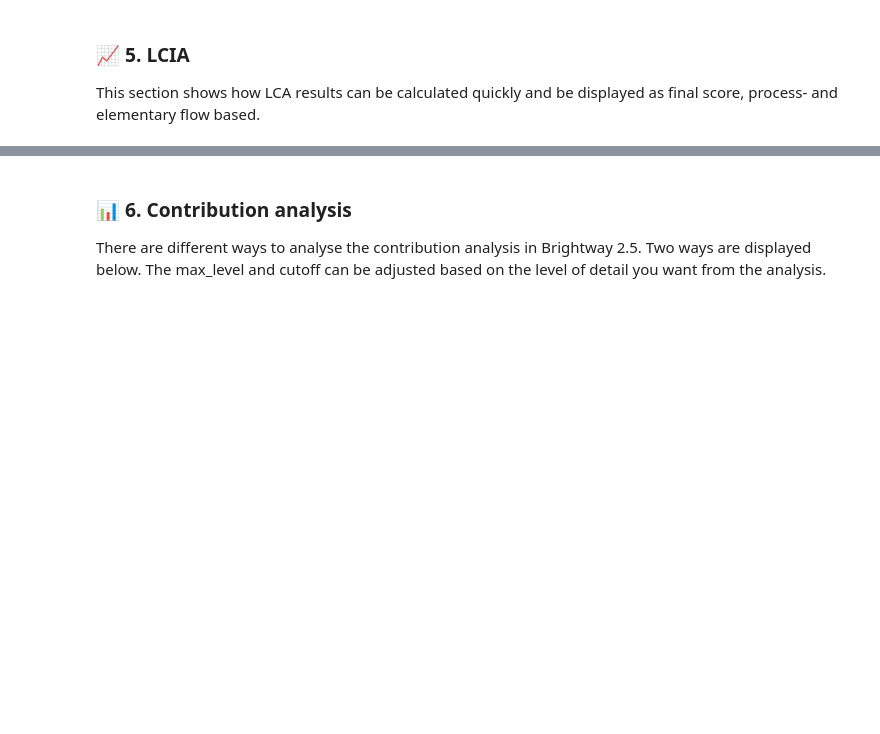
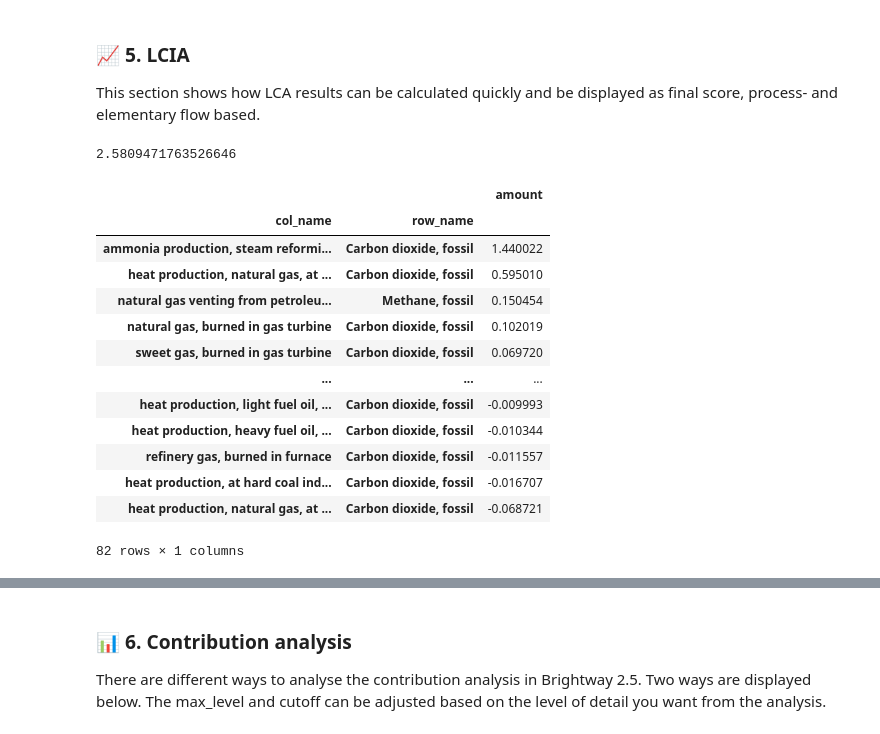
Before and after one commit to tfweber/LCA_Toolbox, a Jupyter notebook: 04_bw25_analysis.ipynb, the cells around one changed output, grey strips where cells are left out. Cells and saved outputs as stored; diff of their text form; code cells hidden in the pictures; blank space fills up the shorter version.

```diff
--- a/04_bw25_analysis.ipynb
+++ b/04_bw25_analysis.ipynb
@@ -114,5 +241,7 @@ lcia_land = ('EF v3.1', 'land use', 'soil quality index')
 This section shows how LCA results can be calculated quickly and be displayed as final score, process- and elementary flow based.
 # %%
 # Quick LCIA calculation
-ceramics_bw_lca = ceramics_bw.lca(lcia_gwp100)
-ceramics_bw_lca.score
+ammonia_lca = ammonia.lca(lcia_gwp100)
+ammonia_lca.score
+# %% [output]
+2.5809471763526646
@@ -122,5 +248,20 @@ ceramics_ei_lca.score
 # %%
 # Elementary flows contribution analysis by process
-ceramics_ei_lca.to_dataframe().pivot_table(index=['col_name', 'row_name'], values='amount', aggfunc='sum').sort_values(by='amount', ascending=False)
+ammonia_lca.to_dataframe().pivot_table(index=['col_name', 'row_name'], values='amount', aggfunc='sum').sort_values(by='amount', ascending=False)
+# %% [output]
+|  |  | amount |
+| col_name | row_name |  |
+| ammonia production, steam reformi... | Carbon dioxide, fossil | 1.440022 |
+| heat production, natural gas, at ... | Carbon dioxide, fossil | 0.595010 |
+| natural gas venting from petroleu... | Methane, fossil | 0.150454 |
+| natural gas, burned in gas turbine | Carbon dioxide, fossil | 0.102019 |
+| sweet gas, burned in gas turbine | Carbon dioxide, fossil | 0.069720 |
+| ... | ... | ... |
+| heat production, light fuel oil, ... | Carbon dioxide, fossil | -0.009993 |
+| heat production, heavy fuel oil, ... | Carbon dioxide, fossil | -0.010344 |
+| refinery gas, burned in furnace | Carbon dioxide, fossil | -0.011557 |
+| heat production, at hard coal ind... | Carbon dioxide, fossil | -0.016707 |
+| heat production, natural gas, at ... | Carbon dioxide, fossil | -0.068721 |
+82 rows × 1 columns
 # %%
 # Elementary flows contribution analysis as summary table
```
Also changed, not shown: parts of 26 cells of this notebook.
